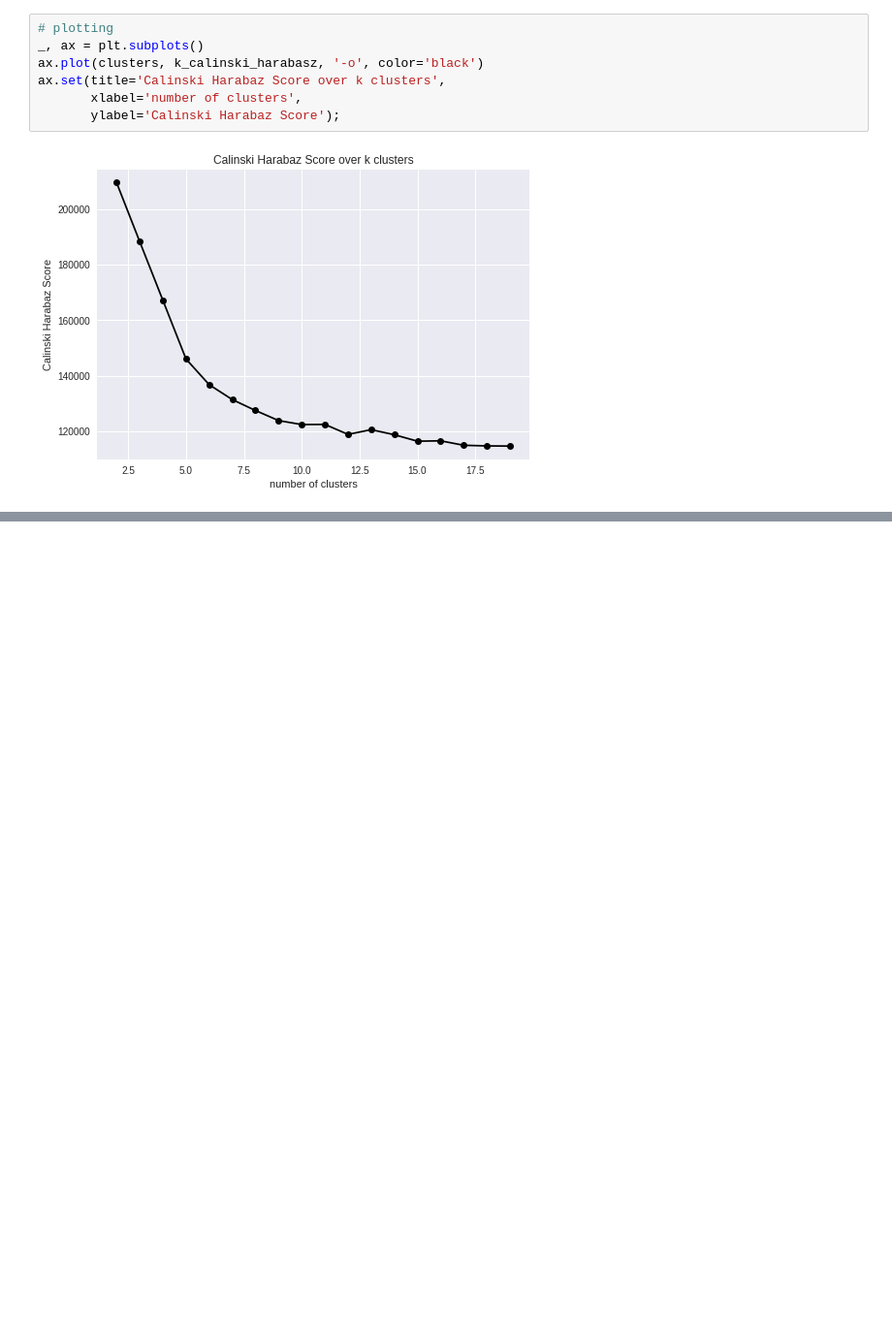
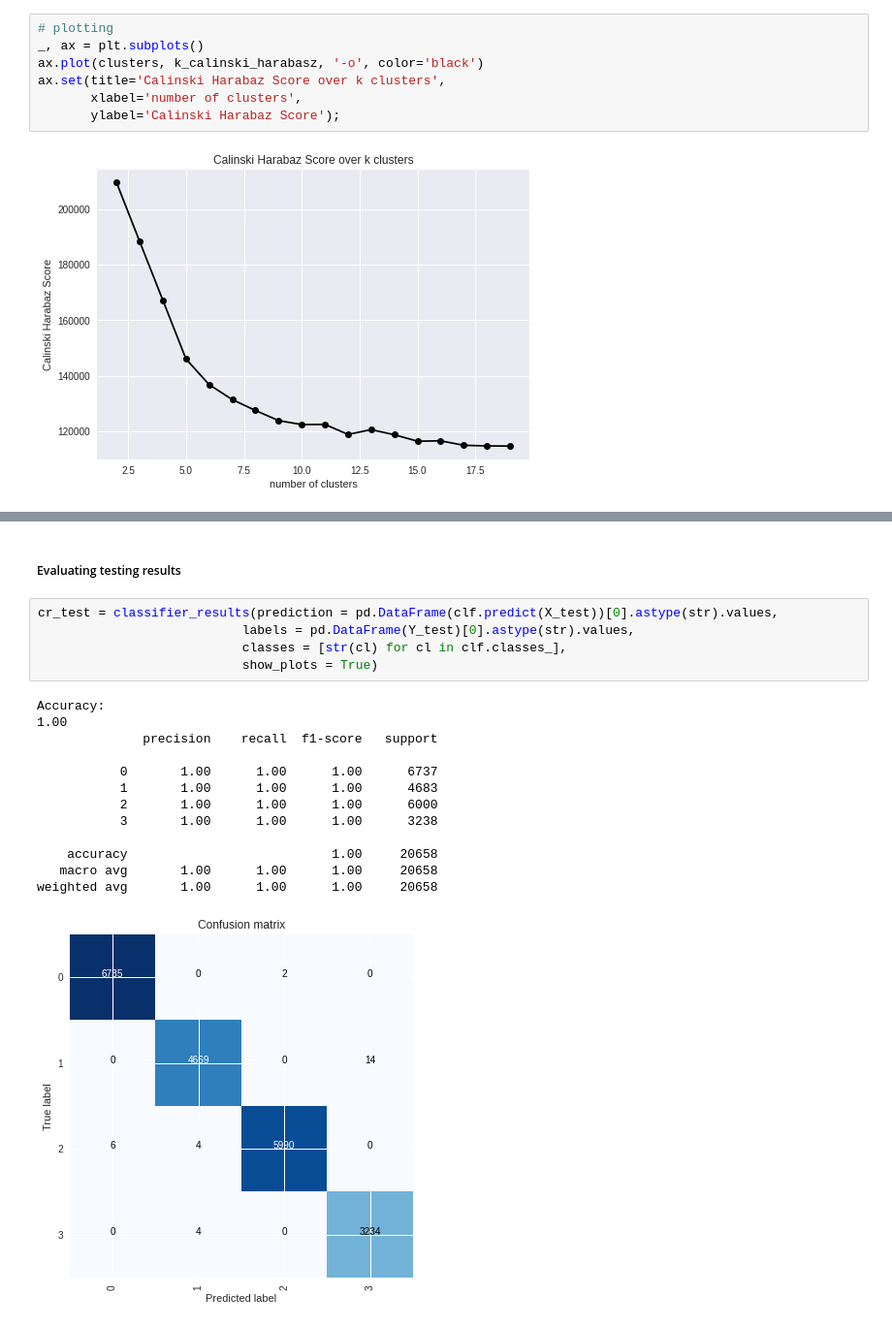
Before and after one commit to dehoyosb/MinJusticia_team77_DS4A_Project, a Jupyter notebook: app/unsupervised_learning_daniel.ipynb, the cells around one changed output, grey strips where cells are left out. Shown at 97% size. Saved outputs shown, nothing was run; the diff lists cells and outputs as text; blank space fills up the shorter version.

```diff
--- a/app/unsupervised_learning_daniel.ipynb
+++ b/app/unsupervised_learning_daniel.ipynb
@@ -689,0 +737,21 @@ ax.set(title='Calinski Harabaz Score over k clusters',
+# %% [markdown]
+##### Evaluating testing results
+# %%
+cr_test = classifier_results(prediction = pd.DataFrame(clf.predict(X_test))[0].astype(str).values,
+                           labels = pd.DataFrame(Y_test)[0].astype(str).values,
+                           classes = [str(cl) for cl in clf.classes_],
+                           show_plots = True)
+# %% [output]
+Accuracy:
+1.00
+              precision    recall  f1-score   support
+
+           0       1.00      1.00      1.00      6737
+           1       1.00      1.00      1.00      4683
+           2       1.00      1.00      1.00      6000
+           3       1.00      1.00      1.00      3238
+
+    accuracy                           1.00     20658
+   macro avg       1.00      1.00      1.00     20658
+weighted avg       1.00      1.00      1.00     20658
+[figure, added]
```
Also changed, not shown: parts of 55 cells of this notebook.
